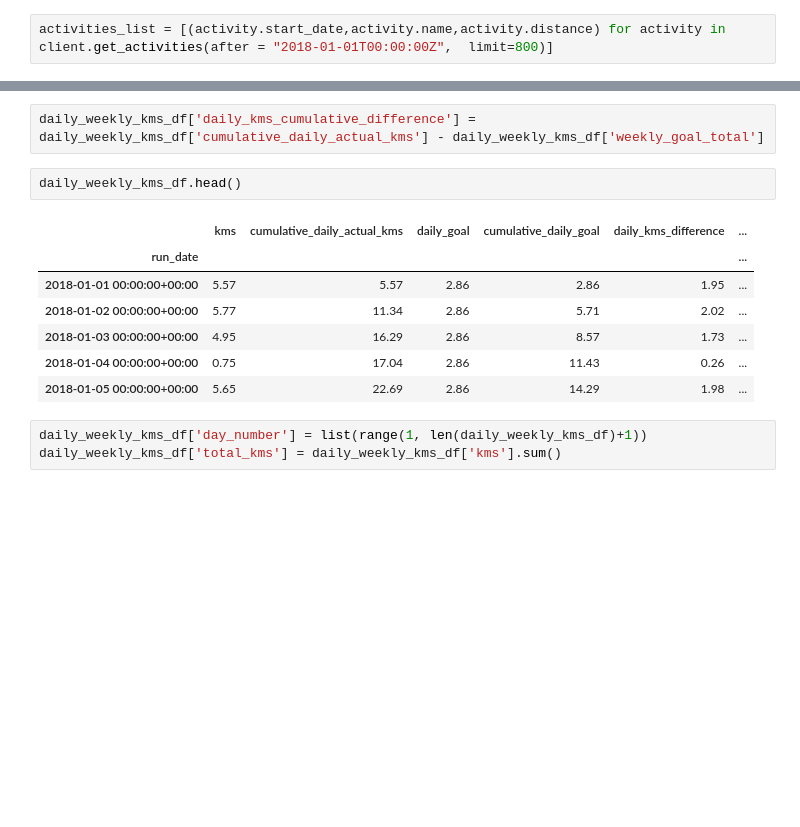
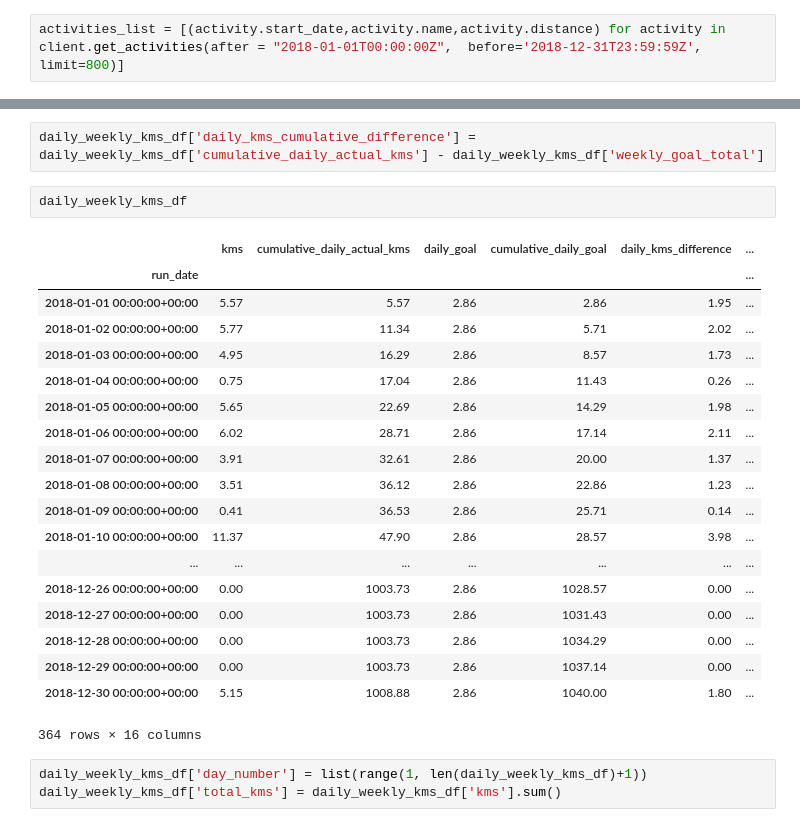
Before and after one commit to johnkbyrne/one-thousand-miles, a Jupyter notebook: get_strava_data/1000_kilometers.ipynb, the cells around one changed output, grey strips where cells are left out. Drawn from its saved outputs; the diff is of its cells as text; blank space fills up the shorter version.

```diff
--- a/get_strava_data/1000_kilometers.ipynb
+++ b/get_strava_data/1000_kilometers.ipynb
@@ -51,4 +49,4 @@ access_token = client.exchange_code_for_token(client_id=client_id, client_secret
 # activities_returned = []
 # activity_returned = dict()
 # %%
-activities_list = [(activity.start_date,activity.name,activity.distance) for activity in client.get_activities(after = "2018-01-01T00:00:00Z",  limit=800)]
+activities_list = [(activity.start_date,activity.name,activity.distance) for activity in client.get_activities(after = "2018-01-01T00:00:00Z",  before='2018-12-31T23:59:59Z', limit=800)]
@@ -141,15 +157,27 @@ for week in weekly_num:
 # %%
 daily_weekly_kms_df['daily_kms_cumulative_difference'] = daily_weekly_kms_df['cumulative_daily_actual_kms'] - daily_weekly_kms_df['weekly_goal_total']
 # %%
-daily_weekly_kms_df.head()
+daily_weekly_kms_df
 # %% [output]
 |  | kms | cumulative_daily_actual_kms | daily_goal | cumulative_daily_goal | daily_kms_difference | ... |
 | run_date |  |  |  |  |  | ... |
 | 2018-01-01 00:00:00+00:00 | 5.57 | 5.57 | 2.86 | 2.86 | 1.95 | ... |
 | 2018-01-02 00:00:00+00:00 | 5.77 | 11.34 | 2.86 | 5.71 | 2.02 | ... |
 | 2018-01-03 00:00:00+00:00 | 4.95 | 16.29 | 2.86 | 8.57 | 1.73 | ... |
 | 2018-01-04 00:00:00+00:00 | 0.75 | 17.04 | 2.86 | 11.43 | 0.26 | ... |
 | 2018-01-05 00:00:00+00:00 | 5.65 | 22.69 | 2.86 | 14.29 | 1.98 | ... |
+| 2018-01-06 00:00:00+00:00 | 6.02 | 28.71 | 2.86 | 17.14 | 2.11 | ... |
+| 2018-01-07 00:00:00+00:00 | 3.91 | 32.61 | 2.86 | 20.00 | 1.37 | ... |
+| 2018-01-08 00:00:00+00:00 | 3.51 | 36.12 | 2.86 | 22.86 | 1.23 | ... |
+| 2018-01-09 00:00:00+00:00 | 0.41 | 36.53 | 2.86 | 25.71 | 0.14 | ... |
+| 2018-01-10 00:00:00+00:00 | 11.37 | 47.90 | 2.86 | 28.57 | 3.98 | ... |
+| ... | ... | ... | ... | ... | ... | ... |
+| 2018-12-26 00:00:00+00:00 | 0.00 | 1003.73 | 2.86 | 1028.57 | 0.00 | ... |
+| 2018-12-27 00:00:00+00:00 | 0.00 | 1003.73 | 2.86 | 1031.43 | 0.00 | ... |
+| 2018-12-28 00:00:00+00:00 | 0.00 | 1003.73 | 2.86 | 1034.29 | 0.00 | ... |
+| 2018-12-29 00:00:00+00:00 | 0.00 | 1003.73 | 2.86 | 1037.14 | 0.00 | ... |
+| 2018-12-30 00:00:00+00:00 | 5.15 | 1008.88 | 2.86 | 1040.00 | 1.80 | ... |
+364 rows × 16 columns
 # %%
 daily_weekly_kms_df['day_number'] = list(range(1, len(daily_weekly_kms_df)+1))
 daily_weekly_kms_df['total_kms'] = daily_weekly_kms_df['kms'].sum()
```
Also changed, not shown: parts of 6 cells of this notebook, 7 other files.
